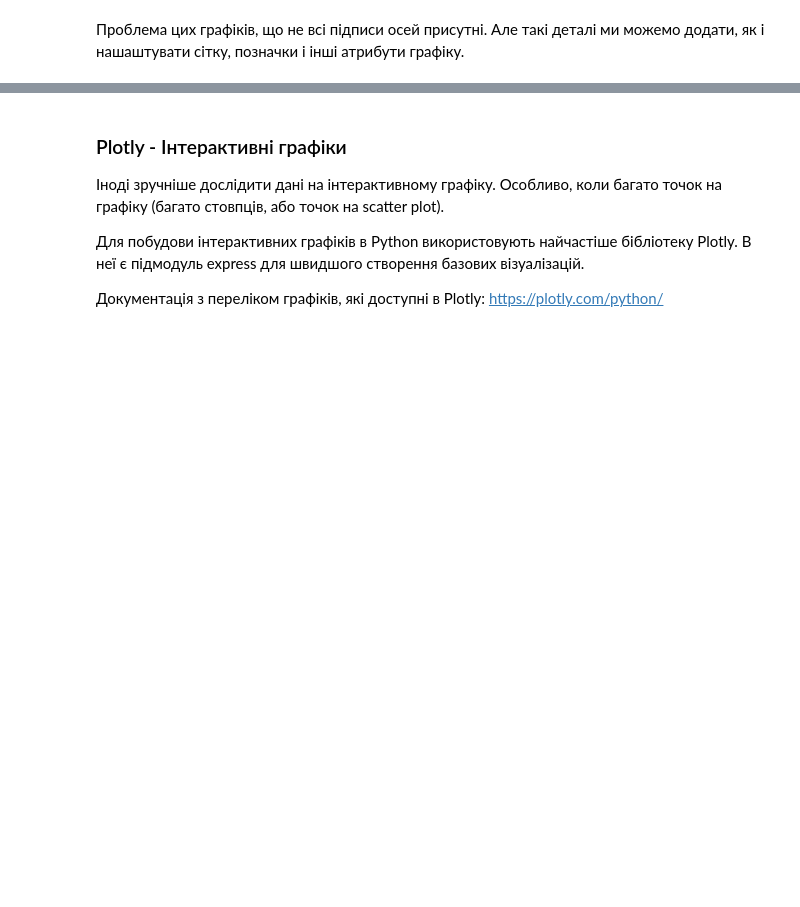
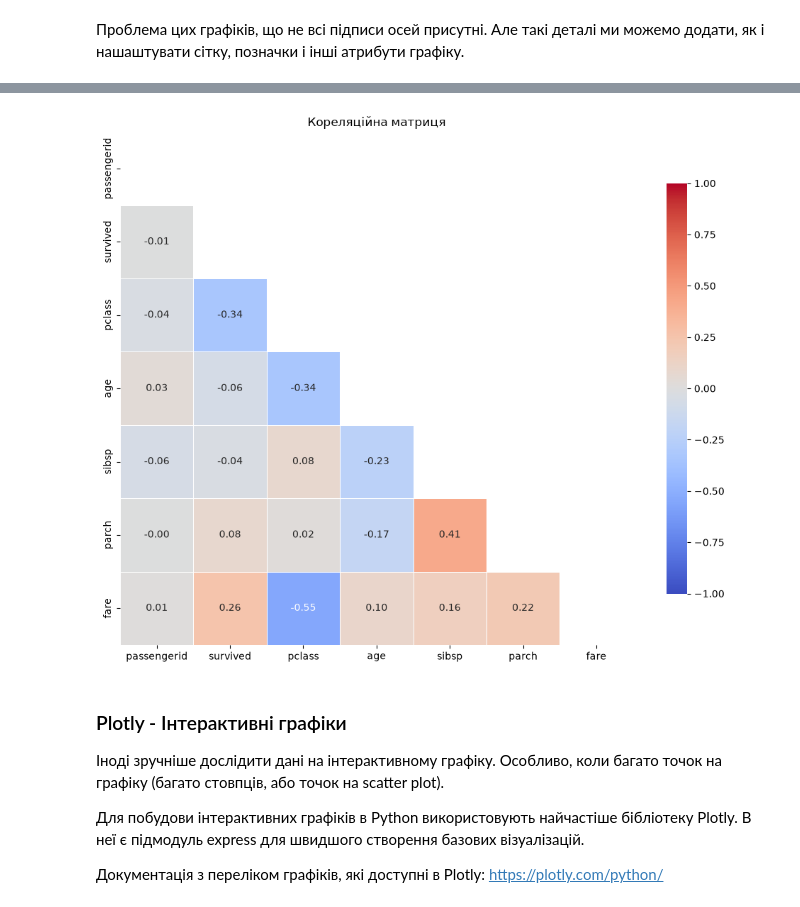
Before and after one commit to boykool/ML-AI-Engineering, a Jupyter notebook: Бібліотеки_для_роботи_з_даними_Numpy,_Pandas,_Plotly.ipynb, the cells around one changed output, grey strips where cells are left out. Saved outputs shown, nothing was run; the diff lists cells and outputs as text; code cells hidden in the pictures; blank space fills up the shorter version.

Commit message:
Add correlation matrix and seaborn heatmap cells to the Numpy, Pandas, Plotly notebook
Co-Authored-By: Claude Opus 5.5 <noreply@anthropic.com>

```diff
--- a/Бібліотеки_для_роботи_з_даними_Numpy,_Pandas,_Plotly.ipynb
+++ b/Бібліотеки_для_роботи_з_даними_Numpy,_Pandas,_Plotly.ipynb
@@ -930,3 +918,27 @@ plt.show()
+# %%
+# boo
+import seaborn as sns
+import numpy as np
+import matplotlib.pyplot as plt
+
+# Маска для верхнього трикутника
+mask = np.triu(np.ones_like(correlation, dtype=bool))
+
+plt.figure(figsize=(10, 8))
+sns.heatmap(correlation,
+            mask=mask,
+            cmap='coolwarm',
+            annot=True,
+            fmt='.2f',
+            vmin=-1, vmax=1,
+            square=True,
+            linewidths=0.5,
+            cbar_kws={'shrink': 0.8})
+plt.title('Кореляційна матриця')
+plt.tight_layout()
+plt.show()
+# %% [output]
+[figure, added]
 # %% [markdown]
 
 ### Plotly - Інтерактивні графіки
```
Also changed, not shown: parts of 13 cells of this notebook.
